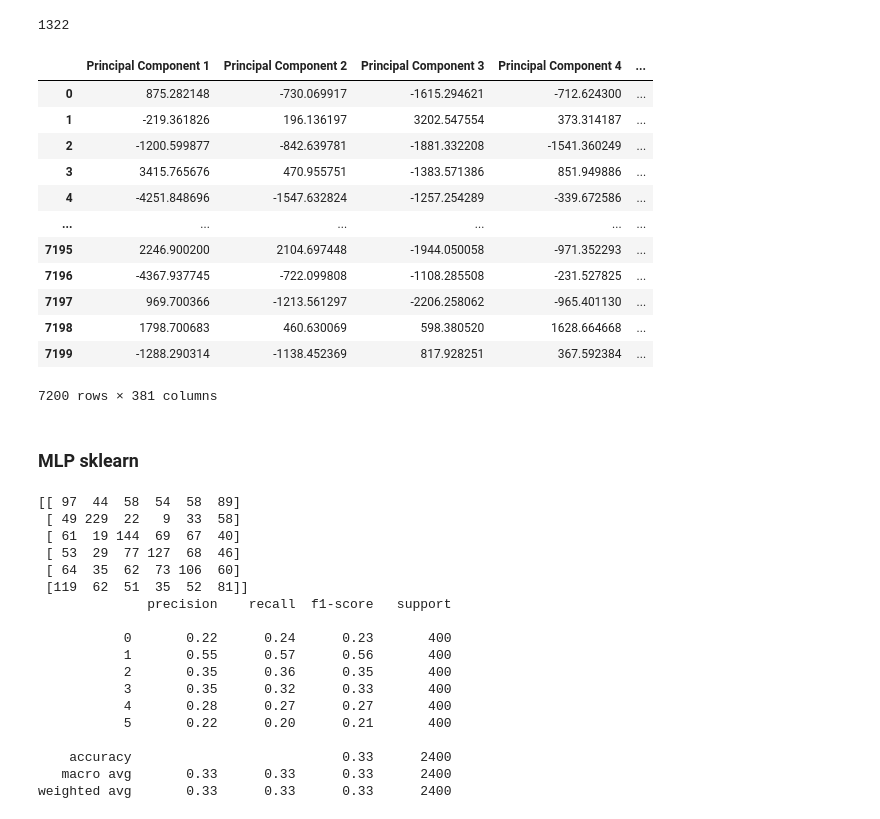
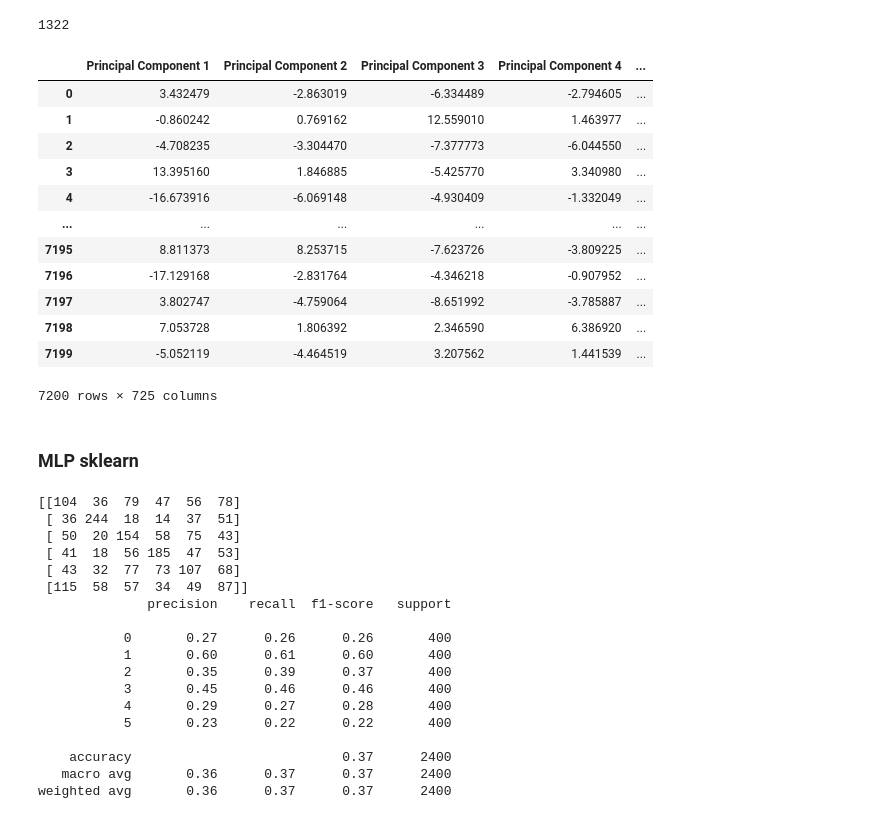
Before and after one commit to patii01/ACA-Project, a Jupyter notebook: AML-Project2/src/mlp_sklearn.ipynb, the cells around one changed output. Drawn from its saved outputs; the diff is of its cells as text; code cells hidden in the pictures.

```diff
--- a/AML-Project2/src/mlp_sklearn.ipynb
+++ b/AML-Project2/src/mlp_sklearn.ipynb
@@ -69,6 +69,8 @@ array([[[[ 47,  64,  77],
 # %%
 y_trainv = train_df['class']
 X_trainv = train_df.drop(columns=['class', 'filename', 'number'], axis=1)
+# %%
+X_trainv = X_trainv / 255
 # %%
 from sklearn.model_selection import train_test_split
 
@@ -95,7 +97,7 @@ print(pca_test.n_components_)
 # %% [output]
 1322
 # %%
-def pca(data, target, n_components):
+def pca(data, n_components):
 
     ppca = PCA(n_components)
     principalComponents = ppca.fit_transform(data)
@@ -104,21 +106,21 @@ def pca(data, target, n_components):
 
     return principalDf
 # %%
-pca_train = pca(X_train, y_train, 381)
+pca_train = pca(X_train, 725)
 
 display(pca_train)
 # %% [output]
 |  | Principal Component 1 | Principal Component 2 | Principal Component 3 | Principal Component 4 | ... |
-| 0 | 875.282148 | -730.069917 | -1615.294621 | -712.624300 | ... |
-| 1 | -219.361826 | 196.136197 | 3202.547554 | 373.314187 | ... |
-| 2 | -1200.599877 | -842.639781 | -1881.332208 | -1541.360249 | ... |
-| 3 | 3415.765676 | 470.955751 | -1383.571386 | 851.949886 | ... |
-| 4 | -4251.848696 | -1547.632824 | -1257.254289 | -339.672586 | ... |
+| 0 | 3.432479 | -2.863019 | -6.334489 | -2.794605 | ... |
+| 1 | -0.860242 | 0.769162 | 12.559010 | 1.463977 | ... |
+| 2 | -4.708235 | -3.304470 | -7.377773 | -6.044550 | ... |
+| 3 | 13.395160 | 1.846885 | -5.425770 | 3.340980 | ... |
+| 4 | -16.673916 | -6.069148 | -4.930409 | -1.332049 | ... |
 | ... | ... | ... | ... | ... | ... |
-| 7195 | 2246.900200 | 2104.697448 | -1944.050058 | -971.352293 | ... |
-| 7196 | -4367.937745 | -722.099808 | -1108.285508 | -231.527825 | ... |
-| 7197 | 969.700366 | -1213.561297 | -2206.258062 | -965.401130 | ... |
-| 7198 | 1798.700683 | 460.630069 | 598.380520 | 1628.664668 | ... |
-| 7199 | -1288.290314 | -1138.452369 | 817.928251 | 367.592384 | ... |
+| 7195 | 8.811373 | 8.253715 | -7.623726 | -3.809225 | ... |
+| 7196 | -17.129168 | -2.831764 | -4.346218 | -0.907952 | ... |
+| 7197 | 3.802747 | -4.759064 | -8.651992 | -3.785887 | ... |
+| 7198 | 7.053728 | 1.806392 | 2.346590 | 6.386920 | ... |
+| 7199 | -5.052119 | -4.464519 | 3.207562 | 1.441539 | ... |
-7200 rows × 381 columns
+7200 rows × 725 columns
 # %%
@@ -130,7 +132,7 @@ from sklearn.neural_network import MLPClassifier
 from sklearn.metrics import plot_confusion_matrix, confusion_matrix
 from sklearn.metrics import classification_report
 
-mlp = MLPClassifier()
+mlp = MLPClassifier(activation="relu", solver="adam", max_iter=100000, shuffle=False)
 mlp.fit(pca_train, y_train)
 
 predict_test = mlp.predict(pca_valid)
@@ -139,21 +141,21 @@ print(confusion_matrix(y_valid, predict_test))
 
 print(classification_report(y_valid, predict_test))
 # %% [output]
-[[ 97  44  58  54  58  89]
- [ 49 229  22   9  33  58]
- [ 61  19 144  69  67  40]
- [ 53  29  77 127  68  46]
- [ 64  35  62  73 106  60]
- [119  62  51  35  52  81]]
+[[104  36  79  47  56  78]
+ [ 36 244  18  14  37  51]
+ [ 50  20 154  58  75  43]
+ [ 41  18  56 185  47  53]
+ [ 43  32  77  73 107  68]
+ [115  58  57  34  49  87]]
               precision    recall  f1-score   support
 
-           0       0.22      0.24      0.23       400
-           1       0.55      0.57      0.56       400
-           2       0.35      0.36      0.35       400
-           3       0.35      0.32      0.33       400
-           4       0.28      0.27      0.27       400
-           5       0.22      0.20      0.21       400
+           0       0.27      0.26      0.26       400
+           1       0.60      0.61      0.60       400
+           2       0.35      0.39      0.37       400
+           3       0.45      0.46      0.46       400
+           4       0.29      0.27      0.28       400
+           5       0.23      0.22      0.22       400
 
-    accuracy                           0.33      2400
-   macro avg       0.33      0.33      0.33      2400
-weighted avg       0.33      0.33      0.33      2400
+    accuracy                           0.37      2400
+   macro avg       0.36      0.37      0.37      2400
+weighted avg       0.36      0.37      0.37      2400
```
Also changed, not shown: parts of 1 cell of this notebook.
